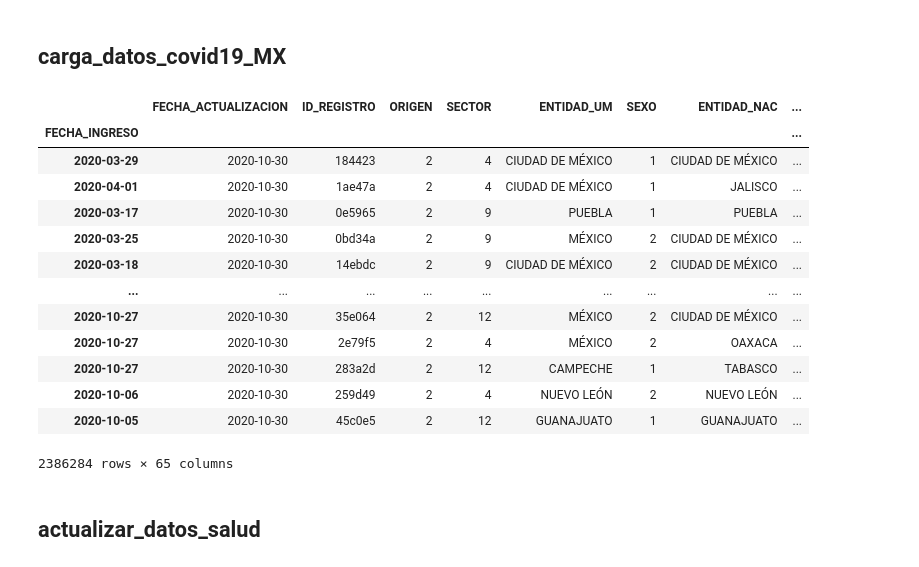
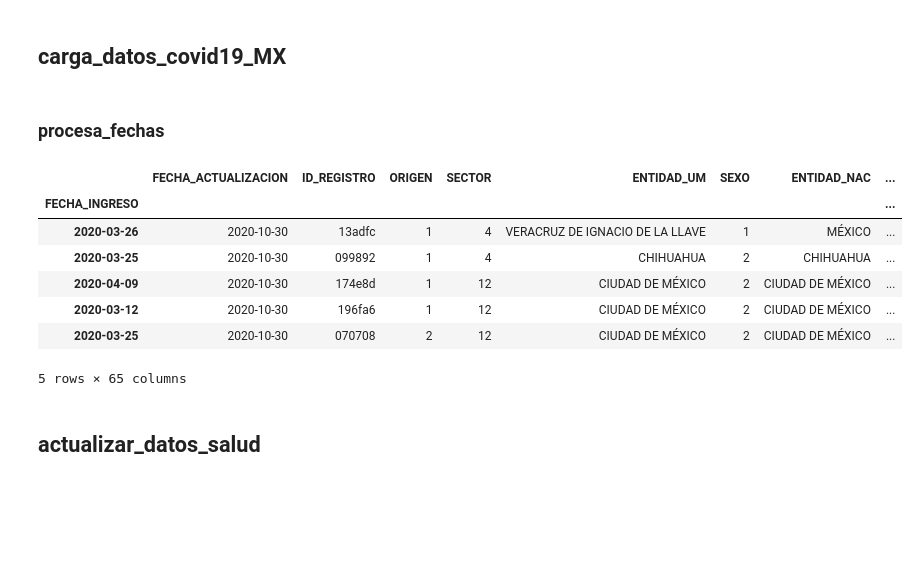
Before and after one commit to rausial/covid19_vulnerabilidad_mex, a Jupyter notebook: 00_datos.ipynb, the cells around one changed output. Saved outputs shown, nothing was run; the diff lists cells and outputs as text; code cells hidden in the pictures; blank space fills up the shorter version.

```diff
--- a/00_datos.ipynb
+++ b/00_datos.ipynb
@@ -186 +195,3 @@ def carga_datos_covid19_MX(fecha='201030', resolver_claves='si_no_binarias', per
     return df
+# %% [markdown]
+### procesa_fechas
@@ -187,19 +219,15 @@ def carga_datos_covid19_MX(fecha='201030', resolver_claves='si_no_binarias', per
 # %%
-casos_df = carga_datos_covid19_MX(resolver_claves='si_no_binarias')
+casos_df = carga_datos_covid19_MX(fecha='201030', resolver_claves='si_no_binarias',
+                                  fecha_formato='071020',
+                                  nuevo_formato=True)
 # %%
-casos_df
+casos_df.head()
 # %% [output]
 |  | FECHA_ACTUALIZACION | ID_REGISTRO | ORIGEN | SECTOR | ENTIDAD_UM | SEXO | ENTIDAD_NAC | ... |
 | FECHA_INGRESO |  |  |  |  |  |  |  | ... |
-| 2020-03-29 | 2020-10-30 | 184423 | 2 | 4 | CIUDAD DE MÉXICO | 1 | CIUDAD DE MÉXICO | ... |
-| 2020-04-01 | 2020-10-30 | 1ae47a | 2 | 4 | CIUDAD DE MÉXICO | 1 | JALISCO | ... |
-| 2020-03-17 | 2020-10-30 | 0e5965 | 2 | 9 | PUEBLA | 1 | PUEBLA | ... |
-| 2020-03-25 | 2020-10-30 | 0bd34a | 2 | 9 | MÉXICO | 2 | CIUDAD DE MÉXICO | ... |
-| 2020-03-18 | 2020-10-30 | 14ebdc | 2 | 9 | CIUDAD DE MÉXICO | 2 | CIUDAD DE MÉXICO | ... |
-| ... | ... | ... | ... | ... | ... | ... | ... | ... |
-| 2020-10-27 | 2020-10-30 | 35e064 | 2 | 12 | MÉXICO | 2 | CIUDAD DE MÉXICO | ... |
-| 2020-10-27 | 2020-10-30 | 2e79f5 | 2 | 4 | MÉXICO | 2 | OAXACA | ... |
-| 2020-10-27 | 2020-10-30 | 283a2d | 2 | 12 | CAMPECHE | 1 | TABASCO | ... |
-| 2020-10-06 | 2020-10-30 | 259d49 | 2 | 4 | NUEVO LEÓN | 2 | NUEVO LEÓN | ... |
-| 2020-10-05 | 2020-10-30 | 45c0e5 | 2 | 12 | GUANAJUATO | 1 | GUANAJUATO | ... |
+| 2020-03-26 | 2020-10-30 | 13adfc | 1 | 4 | VERACRUZ DE IGNACIO DE LA LLAVE | 1 | MÉXICO | ... |
+| 2020-03-25 | 2020-10-30 | 099892 | 1 | 4 | CHIHUAHUA | 2 | CHIHUAHUA | ... |
+| 2020-04-09 | 2020-10-30 | 174e8d | 1 | 12 | CIUDAD DE MÉXICO | 2 | CIUDAD DE MÉXICO | ... |
+| 2020-03-12 | 2020-10-30 | 196fa6 | 1 | 12 | CIUDAD DE MÉXICO | 2 | CIUDAD DE MÉXICO | ... |
+| 2020-03-25 | 2020-10-30 | 070708 | 2 | 12 | CIUDAD DE MÉXICO | 2 | CIUDAD DE MÉXICO | ... |
-2386284 rows × 65 columns
+5 rows × 65 columns
```
Also changed, not shown: parts of 4 cells of this notebook, 2 other files.
